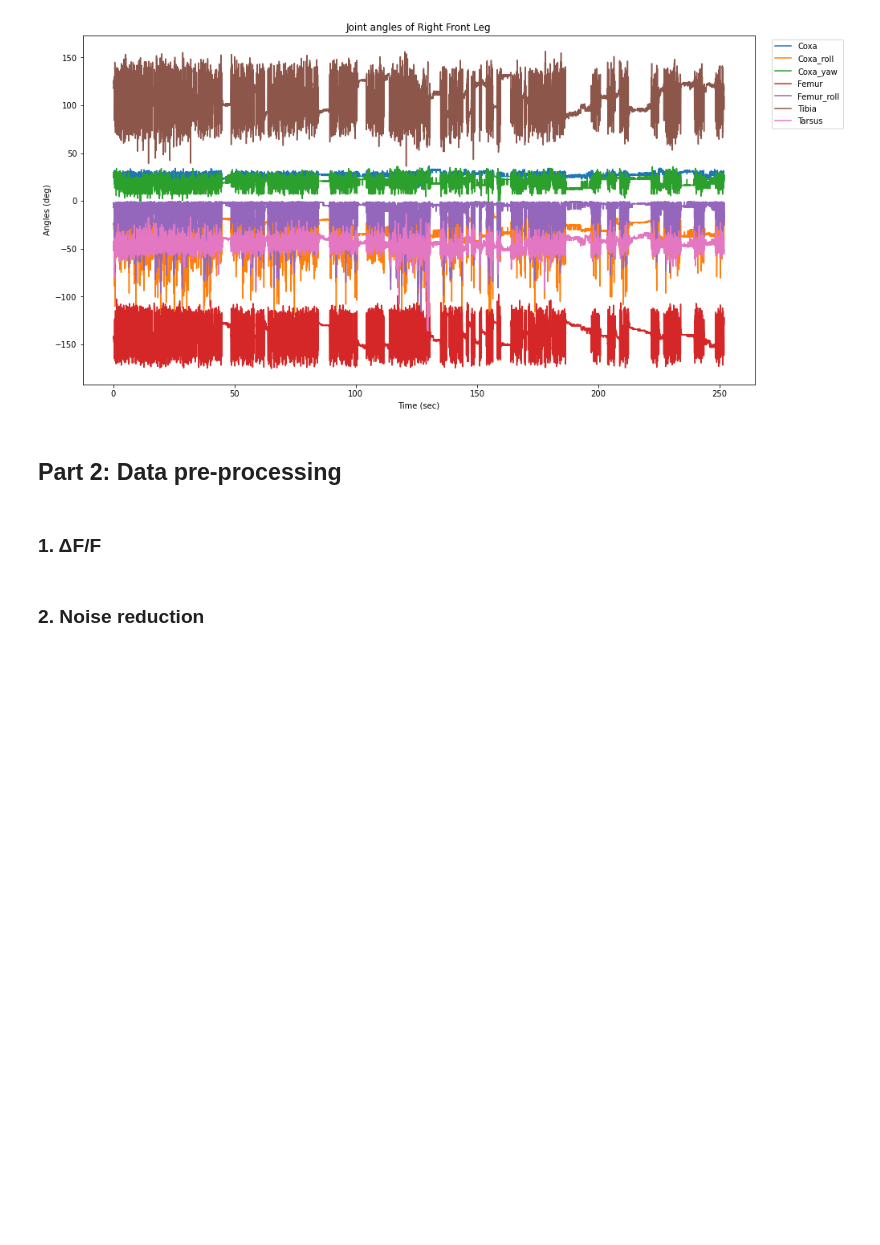
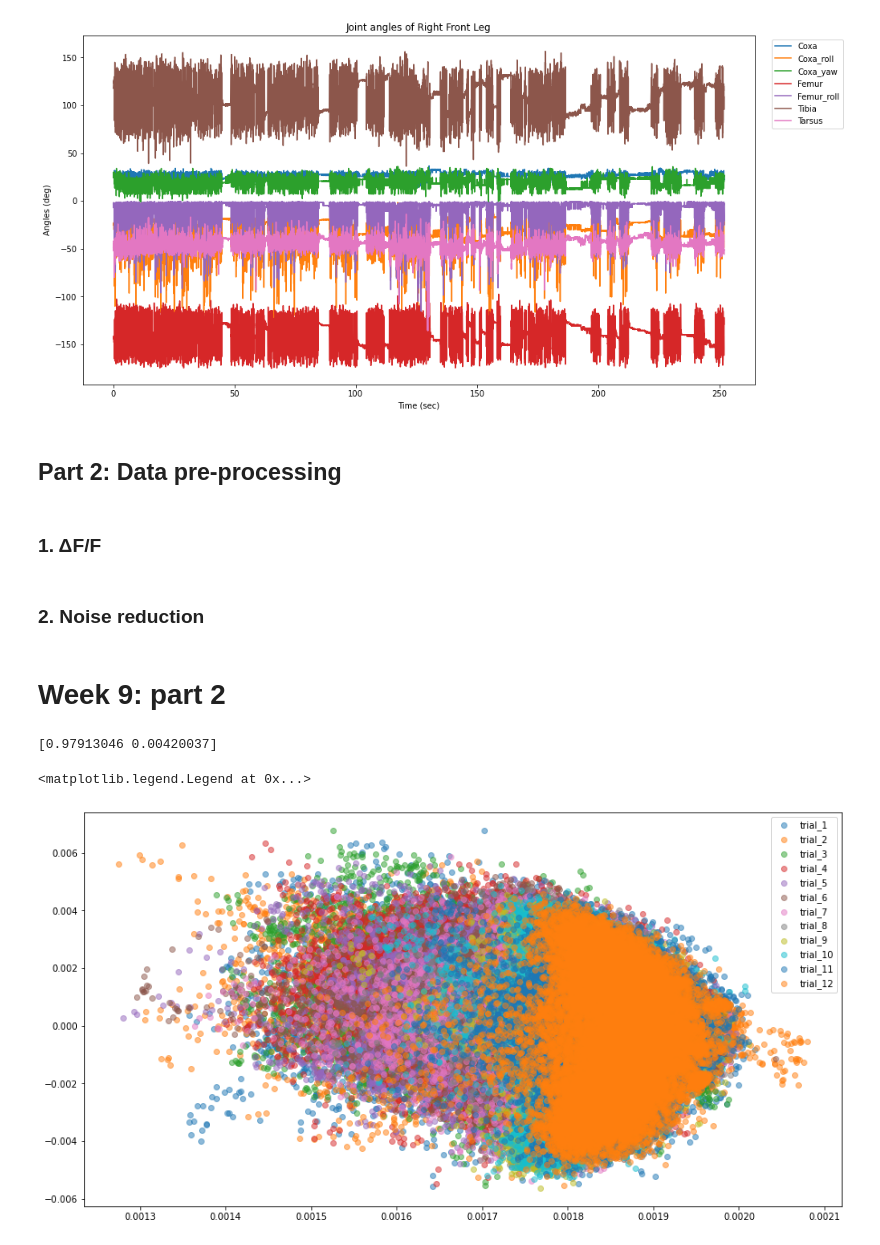
Before and after one commit to Blaise-g/super-duper-Cobar, a Jupyter notebook: Hila.ipynb, the cells around one changed output. Drawn from its saved outputs; the diff is of its cells as text; code cells hidden in the pictures; blank space fills up the shorter version.

Commit message:
modified: Hila plots

```diff
--- a/Hila.ipynb
+++ b/Hila.ipynb
@@ -5,7 +6,7 @@ import matplotlib.pyplot as plt
 # %% [markdown]
 # Loading the behavioural/neural data
 # %%
-beh_data_dir = "data/COBAR_behaviour.pkl"
+beh_data_dir = "data/COBAR_behaviour_incl_manual.pkl"
 beh_df = pd.read_pickle(beh_data_dir)
 beh_df
 # %% [output]
@@ -152,3 +153,36 @@ fig.savefig('report_images/w8_all_joint.png')
 ### 1. ΔF/F
 # %% [markdown]
 ### 2. Noise reduction
+# %% [markdown]
+# Week 9: part 2
+# %%
+#PCA with all trials
+#time as samples and pose/joint angles as features.
+from sklearn.decomposition import PCA
+joints = ['Coxa', 'Coxa_roll', 'Coxa_yaw', 'Femur', 'Femur_roll', 'Tibia', 'Tarsus']
+#leg_RF_joints = ['angle_RF_leg_' + joint for joint in joints]
+#leg_joints = np.array[leg_RF_joints, leg_RM_joints]
+#X = beh_df.loc[:,'angle_RF_leg_Coxa_yaw':'joint_LF_leg_Tibia_z']
+# extract only angles
+X = beh_df.iloc[:,2:44]
+
+pca= PCA(n_components=2)
+X_new= pca.fit_transform(np.transpose(X))
+print(pca.explained_variance_ratio_)
+# %% [output]
+[0.97913046 0.00420037]
+# %%
+nb_smpl_frame = 25200
+nb_trails = 12
+
+fig, ax = plt.subplots(figsize = (15,8))
+ytick = []
+for i in np.arange(nb_trails):
+    start_id = i*nb_samples_in_frame
+    plt.scatter(pca.components_[0][start_id:start_id+nb_smpl_frame], pca.components_[1][start_id:start_id+nb_smpl_frame], alpha = 0.5)
+
+labels = ['trial_' + str(i+1) for i in range(12)]
+ax.legend(labels)
+# %% [output]
+<matplotlib.legend.Legend at 0x...>
+[figure, added]
```
Also changed, not shown: parts of 6 cells of this notebook.
